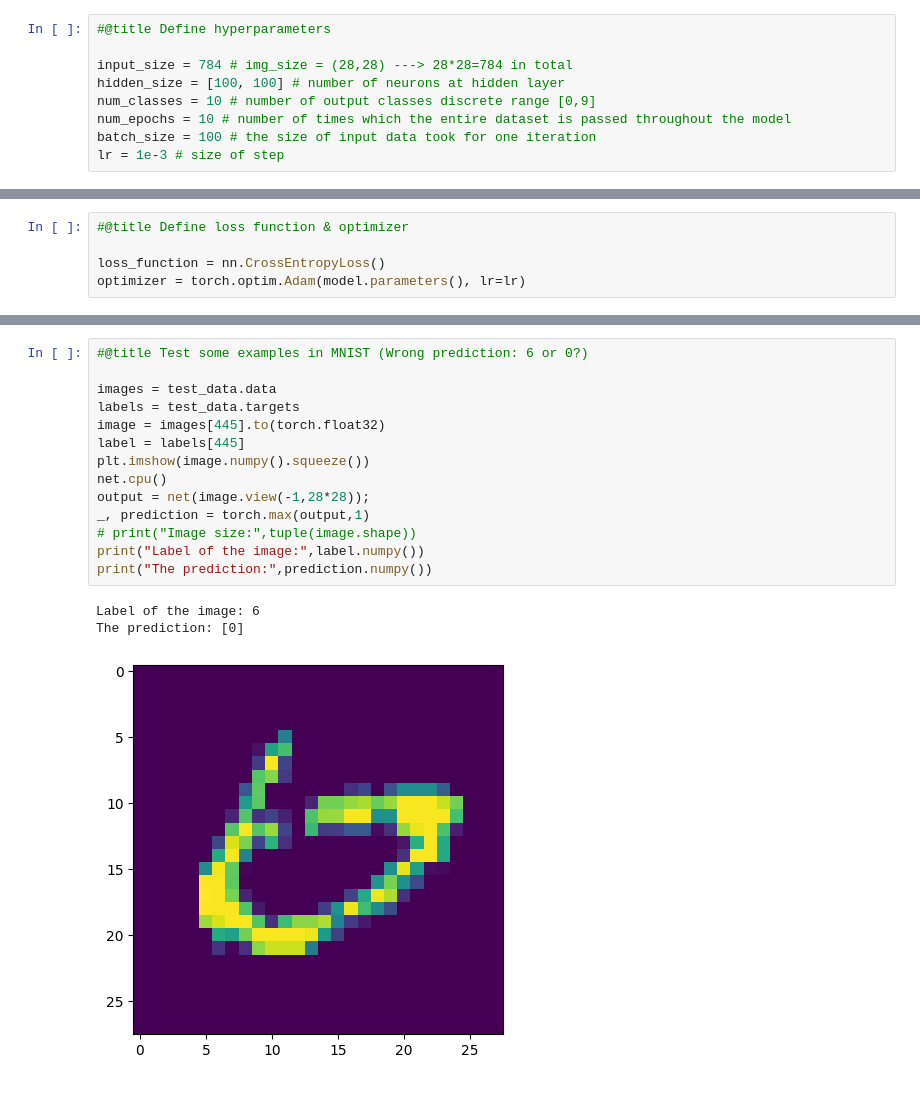
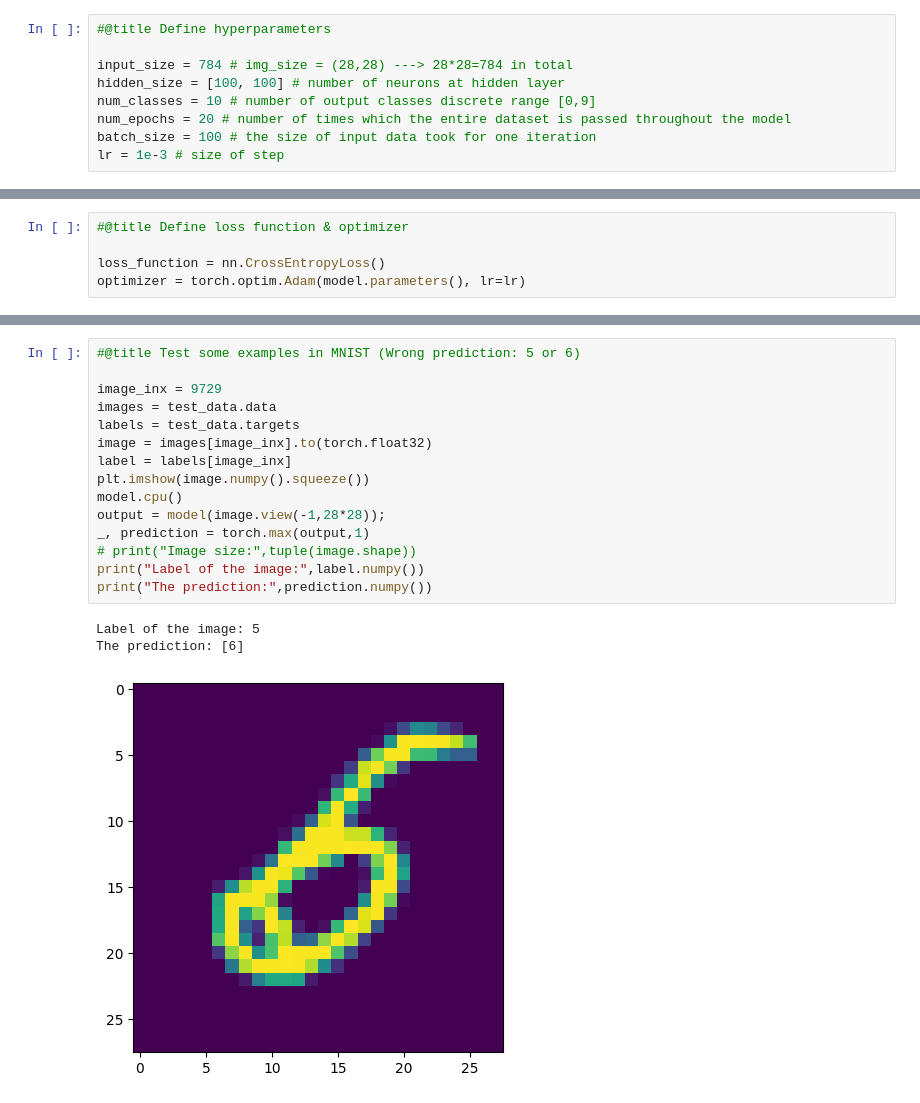
Before and after one commit to JianpanHuang/HKU_DRAD6213, a Jupyter notebook: Lecture4/4_digit_recog_mnist.ipynb, the cells around one changed output, grey strips where cells are left out. Drawn from its saved outputs; the diff is of its cells as text.

```diff
--- a/Lecture4/4_digit_recog_mnist.ipynb
+++ b/Lecture4/4_digit_recog_mnist.ipynb
@@ -36,7 +36,7 @@ from torch.autograd import Variable
 input_size = 784 # img_size = (28,28) ---> 28*28=784 in total
 hidden_size = [100, 100] # number of neurons at hidden layer
 num_classes = 10 # number of output classes discrete range [0,9]
-num_epochs = 10 # number of times which the entire dataset is passed throughout the model
+num_epochs = 20 # number of times which the entire dataset is passed throughout the model
 batch_size = 100 # the size of input data took for one iteration
 lr = 1e-3 # size of step
 # %%
@@ -330,18 +313,19 @@ The prediction: [6]
 # %%
-#@title Test some examples in MNIST (Wrong prediction: 6 or 0?)
+#@title Test some examples in MNIST (Wrong prediction: 5 or 6)
 
+image_inx = 9729
 images = test_data.data
 labels = test_data.targets
-image = images[445].to(torch.float32)
-label = labels[445]
+image = images[image_inx].to(torch.float32)
+label = labels[image_inx]
 plt.imshow(image.numpy().squeeze())
-net.cpu()
-output = net(image.view(-1,28*28));
+model.cpu()
+output = model(image.view(-1,28*28));
 _, prediction = torch.max(output,1)
 # print("Image size:",tuple(image.shape))
 print("Label of the image:",label.numpy())
 print("The prediction:",prediction.numpy())
 # %% [output]
-Label of the image: 6
-The prediction: [0]
+Label of the image: 5
+The prediction: [6]
-[figure, old version]
+[figure, new version]
```
Also changed, not shown: parts of 10 cells of this notebook.
